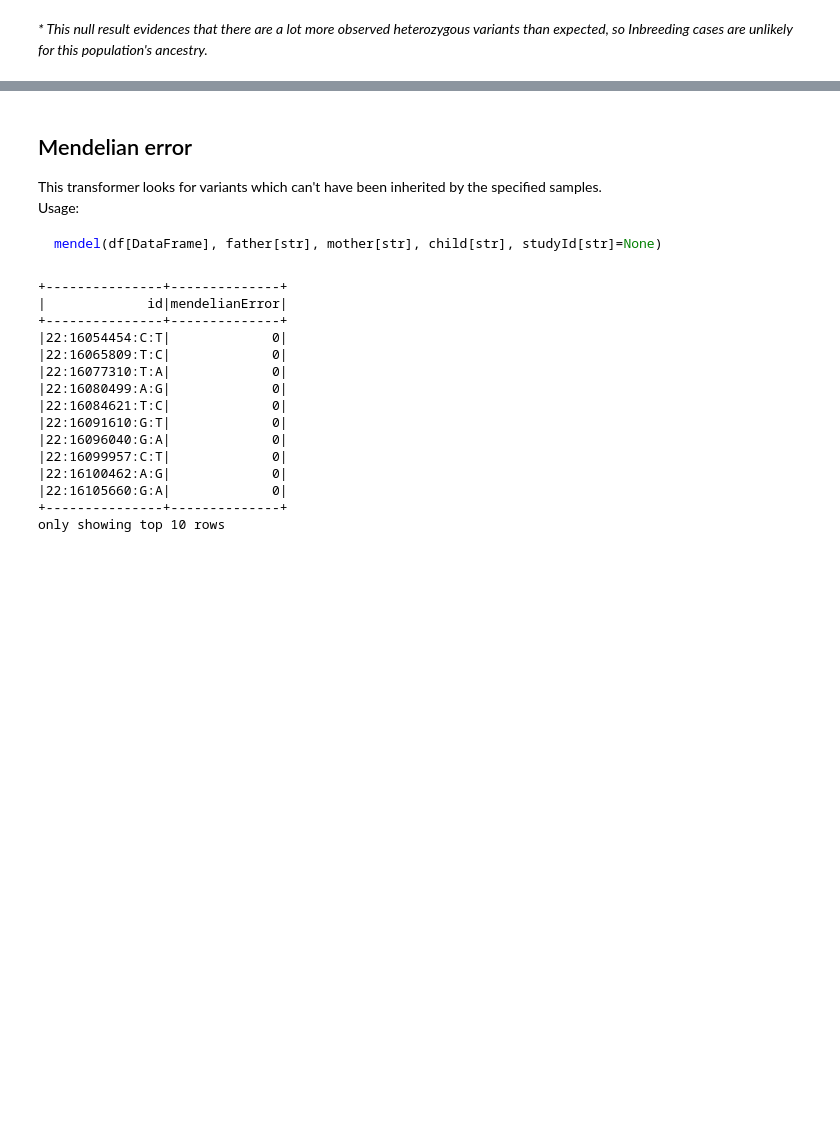
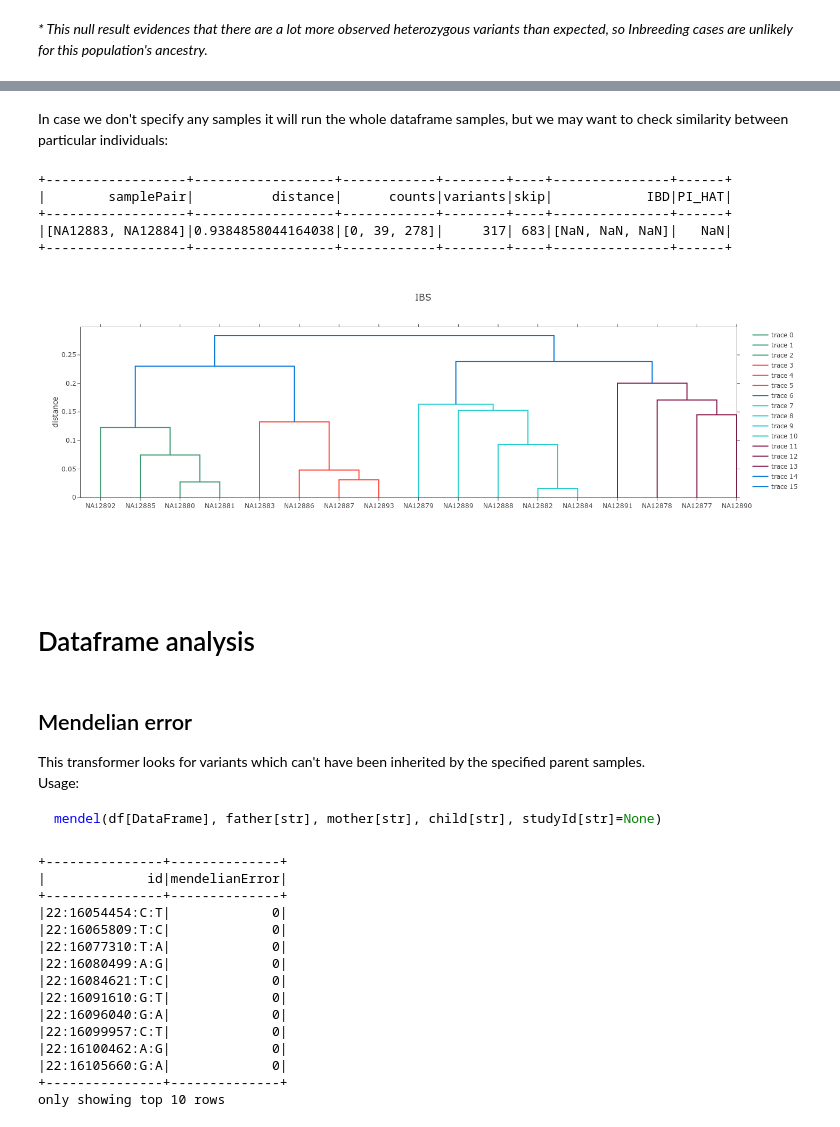
Before and after one commit to opencb/oskar, a Jupyter notebook: oskar-spark/src/main/python/notebooks/variant_filtering_advanced.ipynb, the cells around one changed output, grey strips where cells are left out. Saved outputs shown, nothing was run; the diff lists cells and outputs as text; code cells hidden in the pictures; blank space fills up the shorter version.

Commit message:
notebooks: add big changes to notebooks and delete GWAS #2

````diff
--- a/oskar-spark/src/main/python/notebooks/variant_filtering_advanced.ipynb
+++ b/oskar-spark/src/main/python/notebooks/variant_filtering_advanced.ipynb
@@ -8,9 +30,8 @@ First, we need to import the PyOskar and PySpark modules. Second, we need to cre
 from pyoskar.core import Oskar
 from pyoskar.sql import *
 from pyoskar.analysis import *
-from pyspark.sql.functions import col, udf, count, explode, concat, when, expr
 from pyspark.sql.functions import *
 
 oskar = Oskar(spark)
-df = oskar.load("/home/roldanx/appl/oskar/oskar-spark/src/test/resources/platinum_chr22.small.parquet")
+df = oskar.load("./data/platinum_chr22.small.parquet")
 # %% [markdown]
@@ -132,6 +231,56 @@ _* This null result evidences that there are a lot more observed heterozygous va
+# %% [markdown]
+In case we don't specify any samples it will run the whole dataframe samples, but we may want to check similarity between particular individuals:
+# %%
+# Este resultado está puteao, las samples rayan al método si no están 77 y 78.
+oskar.ibd(df, samples = ["NA12880", "NA12881", "NA12882", "NA12883", "NA12884"]).show(10)
+# %% [output]
++------------------+------------------+------------+--------+----+---------------+------+
+|        samplePair|          distance|      counts|variants|skip|            IBD|PI_HAT|
++------------------+------------------+------------+--------+----+---------------+------+
+|[NA12883, NA12884]|0.9384858044164038|[0, 39, 278]|     317| 683|[NaN, NaN, NaN]|   NaN|
++------------------+------------------+------------+--------+----+---------------+------+
+# %%
+import numpy as np
+import plotly.offline as py
+import plotly.figure_factory as ff
+from plotly.offline import get_plotlyjs, init_notebook_mode
+
+init_notebook_mode(connected = True)
+
+OskarIBS = oskar.ibs(df).toPandas()
+samples_list = []
+samples_dict = {}
+num_of_values = len(OskarIBS)
+for i in range(len(OskarIBS)):
+    sample = OskarIBS["samplePair"][i][0]
+    if not sample in samples_dict:
+        samples_list.append(sample)
+        samples_dict[sample] = []
+    samples_dict[sample].append(1 - OskarIBS["distance"][i])
+samples_dict[OskarIBS["samplePair"][num_of_values - 1][1]] = []
+samples_list.append(OskarIBS["samplePair"][num_of_values - 1][1])
+
+num_of_samples = len(samples_dict)
+X = np.zeros((num_of_samples,num_of_samples))
+
+for j in range(0, num_of_samples - 1):
+    for i in range(j + 1, num_of_samples):
+        X[i,j] = samples_dict[samples_list[j]][i - 1 - j]
+        X[j,i] = samples_dict[samples_list[j]][i - 1 - j]
+
+fig = ff.create_dendrogram(X, labels = samples_list, color_threshold = 0.21)
+yaxis = {"title": "distance"}
+fig['layout'].update({'width':1440, 'height':500, 'showlegend':True, "title":"IBS", "yaxis":yaxis})
+py.iplot(fig, filename = 'dendrogram')
+# %% [output]
+[figure, added]
+# %% [markdown]
+<br>
+# %% [markdown]
+# Dataframe analysis
 # %% [markdown]
 ## Mendelian error
-This transformer looks for variants which can't have been inherited by the specified samples.
+This transformer looks for variants which can't have been inherited by the specified parent samples.
 <br>
 Usage:
 ```python
````
Also changed, not shown: parts of 27 cells of this notebook, 4 other files.
